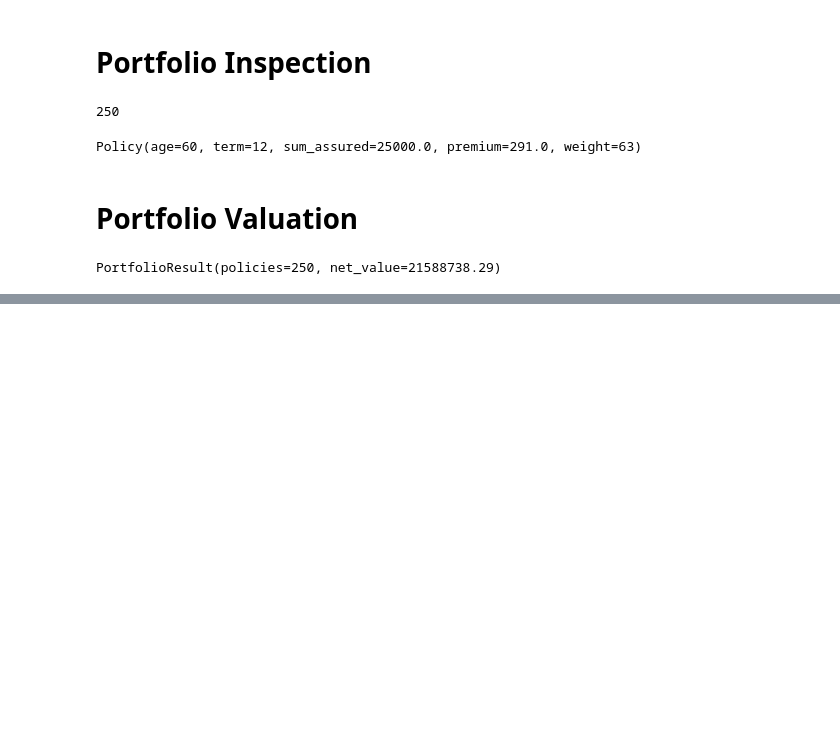
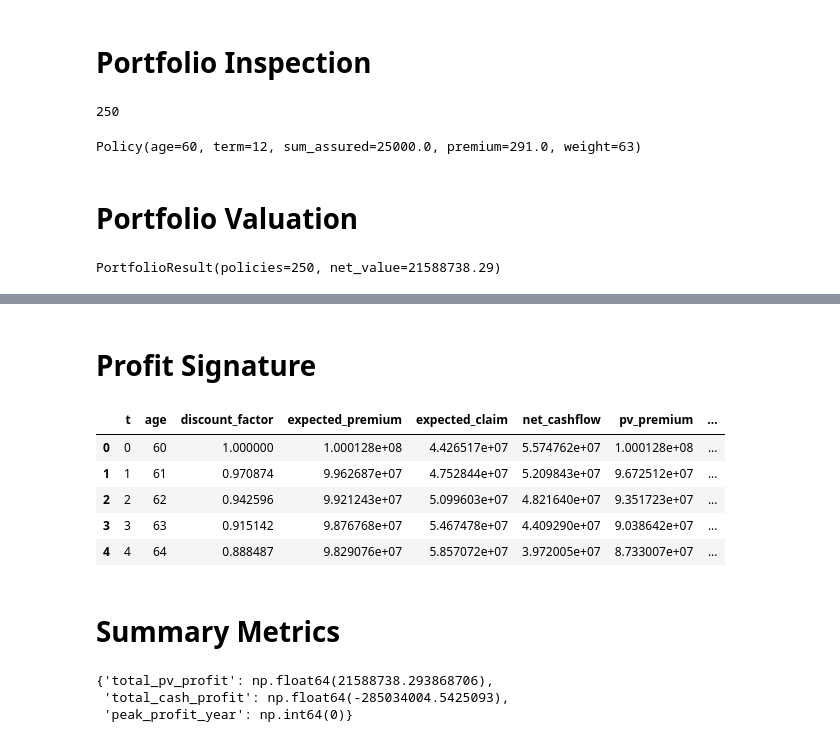
Before and after one commit to asehdev1994/actuarial-life-model-engine, a Jupyter notebook: notebooks/multiple_policy_run.ipynb, the cells around one changed output, grey strips where cells are left out. Saved outputs shown, nothing was run; the diff lists cells and outputs as text; code cells hidden in the pictures; blank space fills up the shorter version.

```diff
--- a/notebooks/multiple_policy_run.ipynb
+++ b/notebooks/multiple_policy_run.ipynb
@@ -94,0 +98,23 @@ dtype: float64
+# %% [markdown]
+# Profit Signature
+# %%
+portfolio_signature = profit_analysis.add_profit_signature(
+    portfolio_df
+)
+
+portfolio_signature.head()
+# %% [output]
+|  | t | age | discount_factor | expected_premium | expected_claim | net_cashflow | pv_premium | ... |
+| 0 | 0 | 60 | 1.000000 | 1.000128e+08 | 4.426517e+07 | 5.574762e+07 | 1.000128e+08 | ... |
+| 1 | 1 | 61 | 0.970874 | 9.962687e+07 | 4.752844e+07 | 5.209843e+07 | 9.672512e+07 | ... |
+| 2 | 2 | 62 | 0.942596 | 9.921243e+07 | 5.099603e+07 | 4.821640e+07 | 9.351723e+07 | ... |
+| 3 | 3 | 63 | 0.915142 | 9.876768e+07 | 5.467478e+07 | 4.409290e+07 | 9.038642e+07 | ... |
+| 4 | 4 | 64 | 0.888487 | 9.829076e+07 | 5.857072e+07 | 3.972005e+07 | 8.733007e+07 | ... |
+# %% [markdown]
+# Summary Metrics
+# %%
+profit_analysis.summary_metrics(portfolio_df)
+# %% [output]
+{'total_pv_profit': np.float64(21588738.293868706),
+ 'total_cash_profit': np.float64(-285034004.5425093),
+ 'peak_profit_year': np.int64(0)}
```
Also changed, not shown: parts of 5 cells of this notebook.
